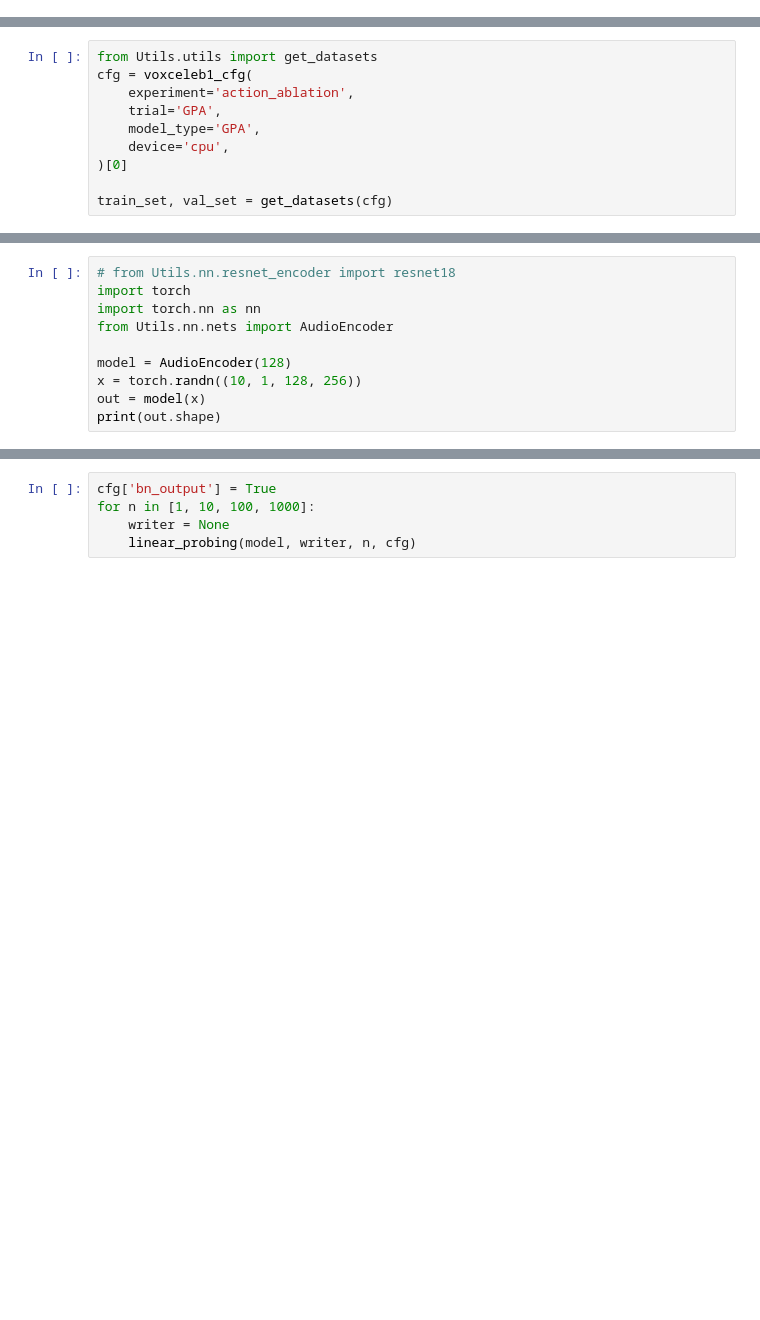
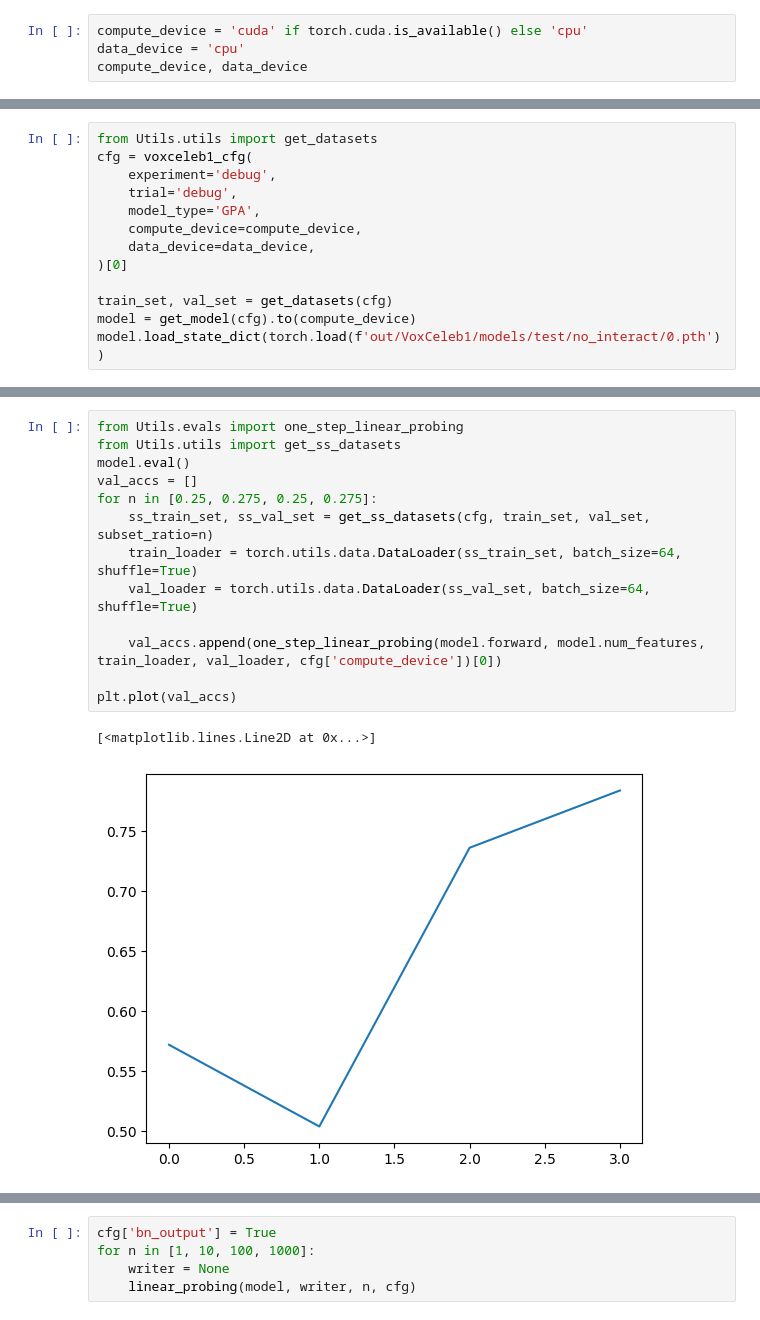
Before and after one commit to joeagriffith/HEPA, a Jupyter notebook: voxceleb1_eval.ipynb, the cells around one changed output, grey strips where cells are left out. Cells and saved outputs as stored; diff of their text form; blank space fills up the shorter version.

Commit message:
more experiments

```diff
--- a/voxceleb1_eval.ipynb
+++ b/voxceleb1_eval.ipynb
@@ -15,2 +17,6 @@ import ipywidgets as widgets
 
 import os
+# %%
+compute_device = 'cuda' if torch.cuda.is_available() else 'cpu'
+data_device = 'cpu'
+compute_device, data_device
@@ -17,10 +25,13 @@ import os
 # %%
 from Utils.utils import get_datasets
 cfg = voxceleb1_cfg(
-    experiment='action_ablation',
-    trial='GPA',
+    experiment='debug',
+    trial='debug',
     model_type='GPA',
-    device='cpu',
+    compute_device=compute_device,
+    data_device=data_device,
 )[0]
 
 train_set, val_set = get_datasets(cfg)
+model = get_model(cfg).to(compute_device)
+model.load_state_dict(torch.load(f'out/VoxCeleb1/models/test/no_interact/0.pth'))
@@ -27,10 +39,0 @@ train_set, val_set = get_datasets(cfg)
-# %%
-# from Utils.nn.resnet_encoder import resnet18
-import torch
-import torch.nn as nn
-from Utils.nn.nets import AudioEncoder
-
-model = AudioEncoder(128)
-x = torch.randn((10, 1, 128, 256))
-out = model(x)
-print(out.shape)
@@ -38,0 +134,16 @@ torch.Size([10, 128])
+# %%
+from Utils.evals import one_step_linear_probing
+from Utils.utils import get_ss_datasets
+model.eval()
+val_accs = []
+for n in [0.25, 0.275, 0.25, 0.275]:
+    ss_train_set, ss_val_set = get_ss_datasets(cfg, train_set, val_set, subset_ratio=n)
+    train_loader = torch.utils.data.DataLoader(ss_train_set, batch_size=64, shuffle=True)
+    val_loader = torch.utils.data.DataLoader(ss_val_set, batch_size=64, shuffle=True)
+
+    val_accs.append(one_step_linear_probing(model.forward, model.num_features, train_loader, val_loader, cfg['compute_device'])[0])
+
+plt.plot(val_accs)
+# %% [output]
+[<matplotlib.lines.Line2D at 0x...>]
+[figure, added]
```
Also changed, not shown: parts of 13 cells of this notebook, 29 other files.
